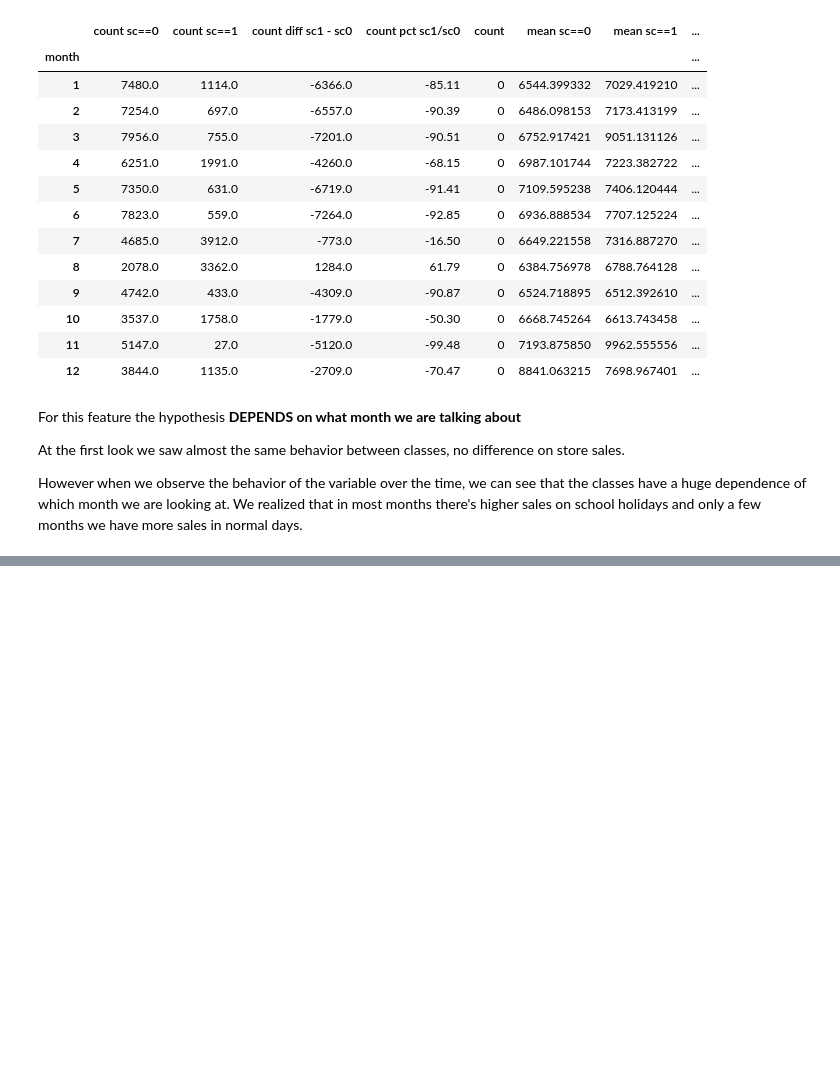
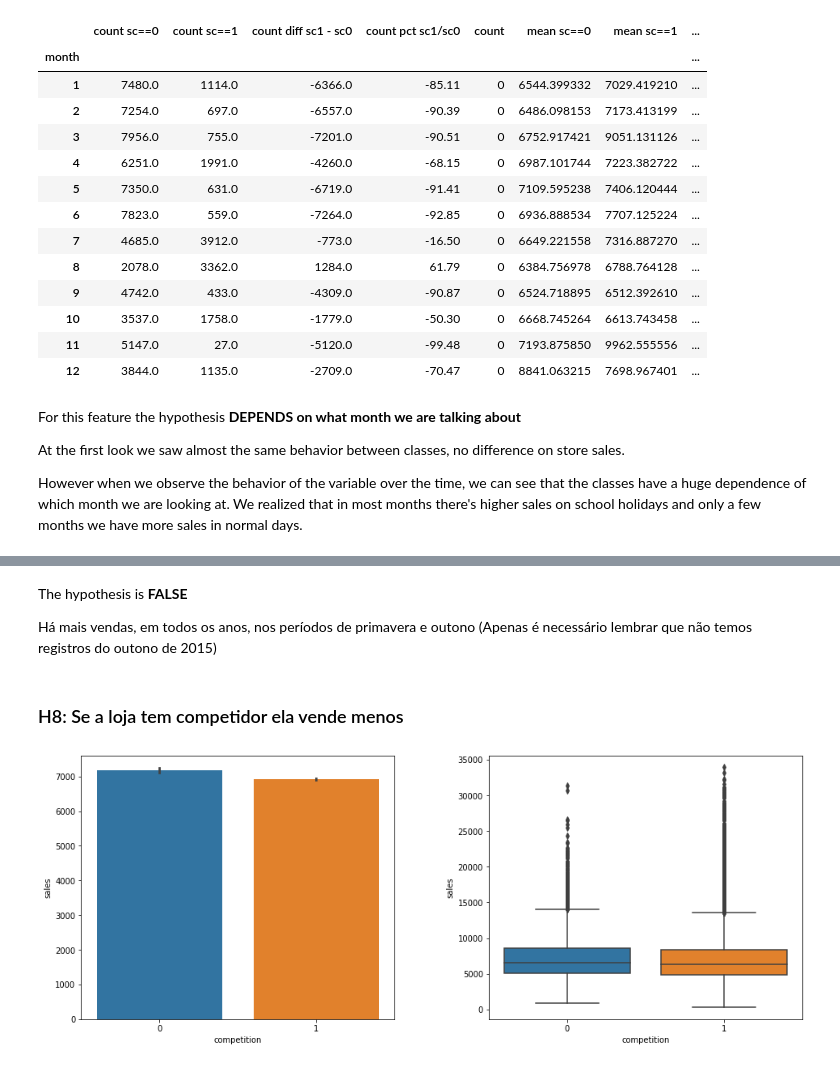
Before and after one commit to raposofrct/Sales-Prediction, a Jupyter notebook: notebook.ipynb, the cells around one changed output, grey strips where cells are left out. Drawn from its saved outputs; the diff is of its cells as text; code cells hidden in the pictures; blank space fills up the shorter version.

```diff
--- a/notebook.ipynb
+++ b/notebook.ipynb
@@ -1004,0 +1118,19 @@ However when we observe the behavior of the variable over the time, we can see t
+# %% [markdown]
+The hypothesis is **FALSE**
+
+Há mais vendas, em todos os anos, nos períodos de primavera e outono (Apenas é necessário lembrar que não temos registros do outono de 2015)
+# %% [markdown]
+### H8: Se a loja tem competidor ela vende menos
+# %%
+plt.figure(figsize=(16,6))
+plt.subplots_adjust(wspace=0.3)
+
+plt.subplot(1,2,1)
+sns.barplot(x=dados['competition'],y=dados['sales'])
+
+plt.subplot(1,2,2)
+sns.boxplot(x=dados['competition'],y=dados['sales'])
+
+plt.show()
+# %% [output]
+[figure, added]
```
Also changed, not shown: parts of 45 cells of this notebook.
